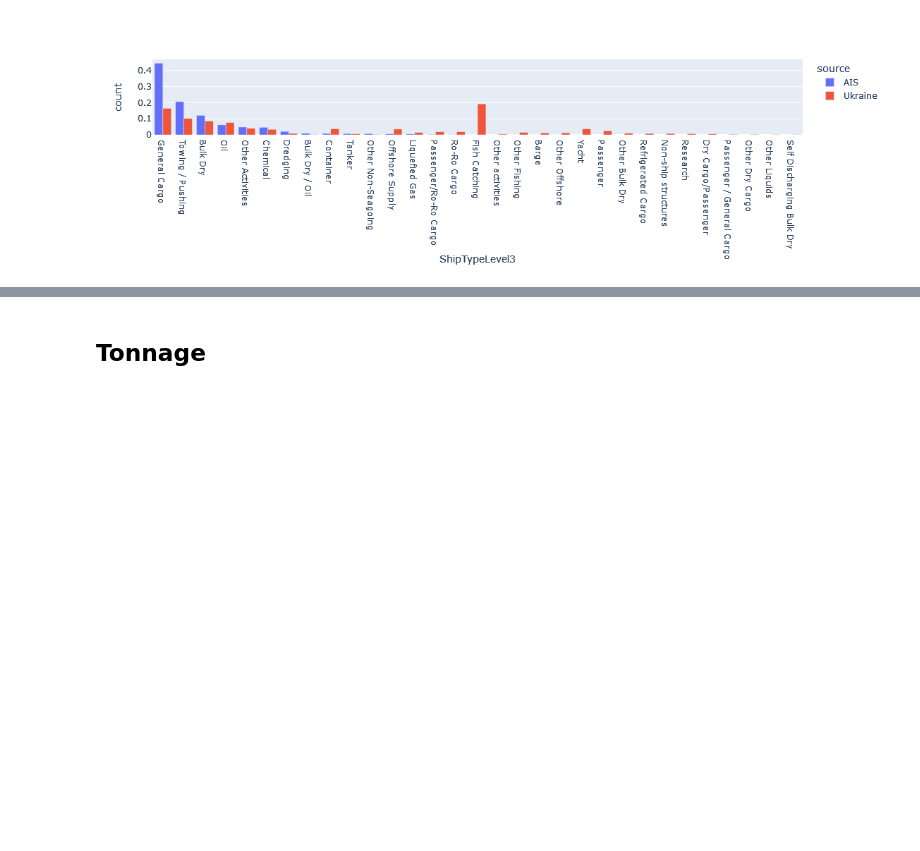
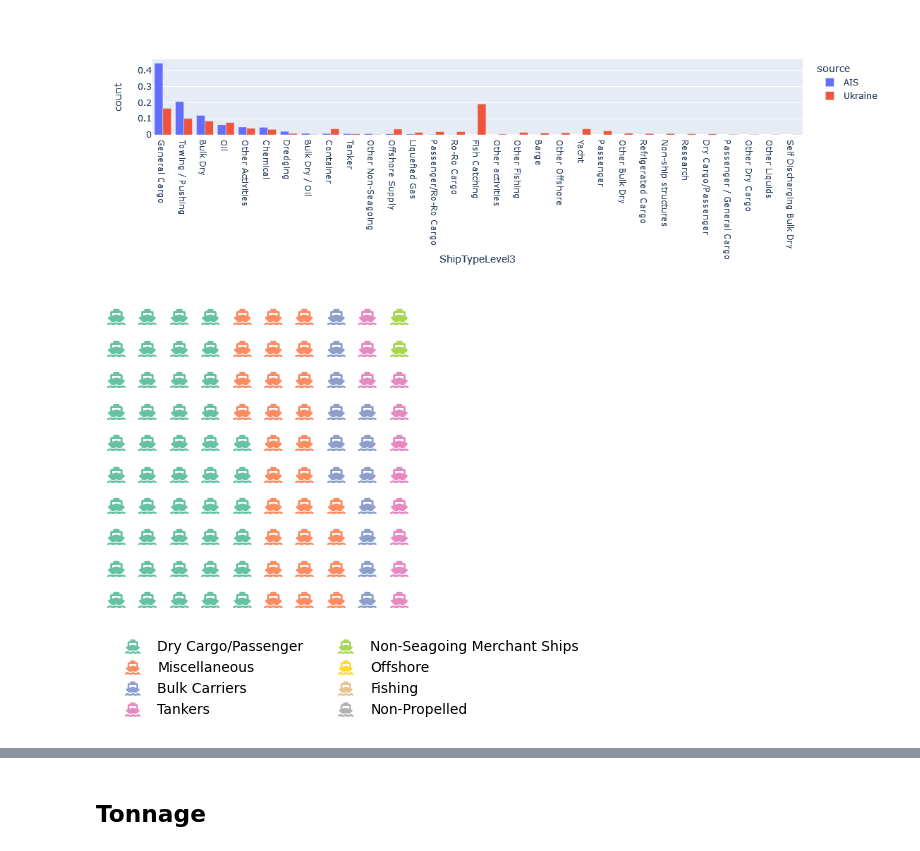
Before and after one commit to InseeFrLab/hackathon-un-2022, a Jupyter notebook: notebooks/analyze_ihs.ipynb, the cells around one changed output, grey strips where cells are left out. Saved outputs shown, nothing was run; the diff lists cells and outputs as text; code cells hidden in the pictures; blank space fills up the shorter version.

Commit message:
waffle

```diff
--- a/notebooks/analyze_ihs.ipynb
+++ b/notebooks/analyze_ihs.ipynb
@@ -209,3 +209,22 @@ fig = px.bar(temp, x='ShipTypeLevel3', y='count', color = "source", barmode='gro
 fig.show()
 # %% [output]
 [figure]
+# %%
+import matplotlib.pyplot as plt
+from pywaffle import Waffle
+
+temp = AIS_enriched.value_counts("ShipTypeLevel2").to_dict()
+
+fig = plt.figure(
+    FigureClass=Waffle,
+    rows=10,
+    values=temp,
+    columns=10,
+    icons='ship',
+    legend={'loc': 'lower left', 'bbox_to_anchor': (0, -0.4), 'ncol': 2, 'framealpha': 0},
+    font_size=12,
+    icon_legend=True
+)
+plt.show()
+# %% [output]
+[figure, added]
```
Also changed, not shown: parts of 1 cell of this notebook.
